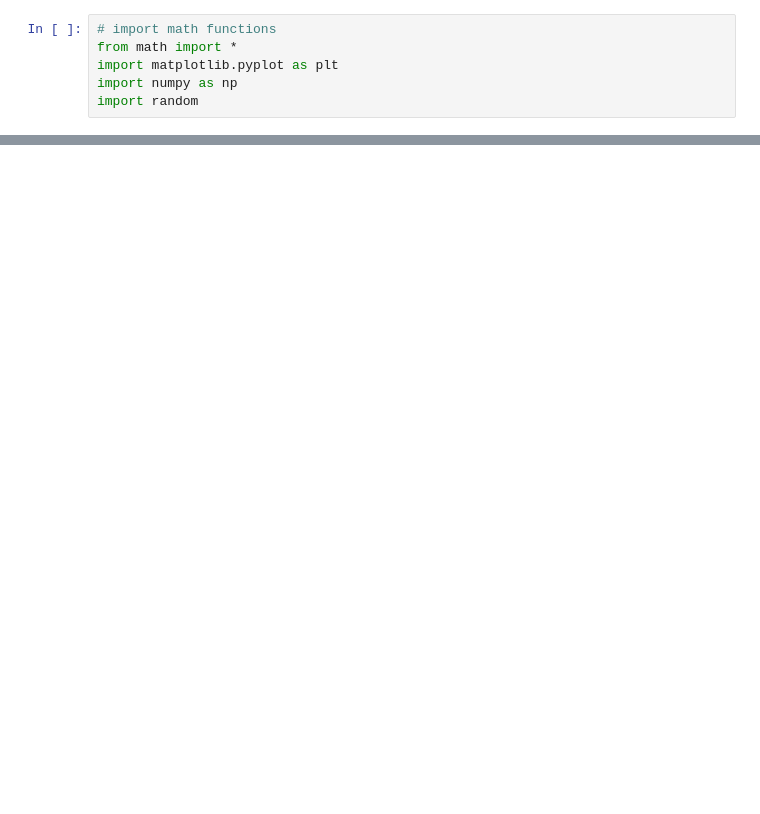
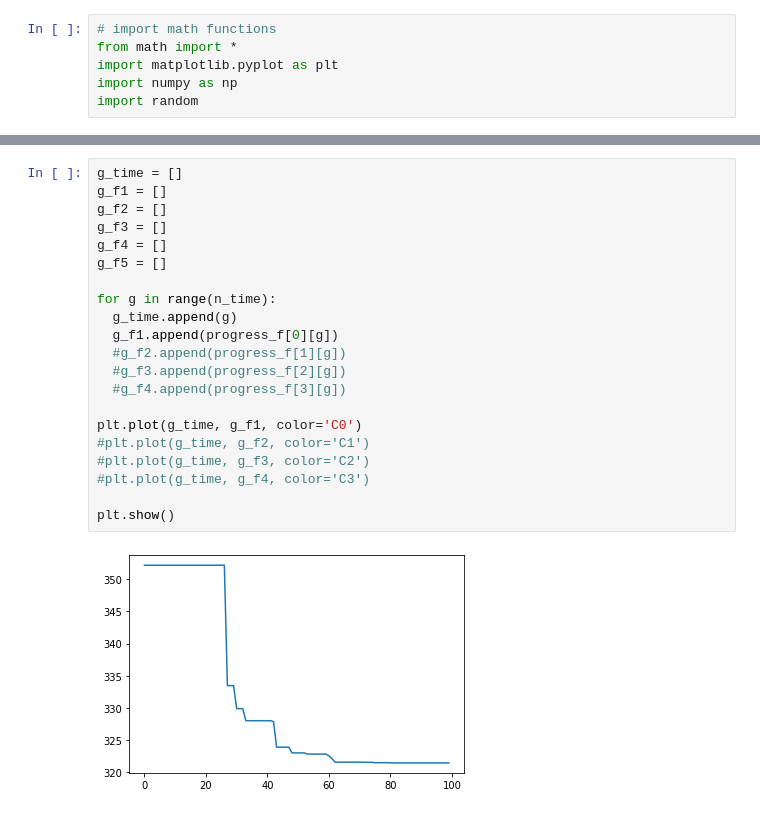
Before and after one commit to DonRoboto/KalmanFilter_v1, a Jupyter notebook: KalmanFilter_2D_v2.ipynb, the cells around one changed output, grey strips where cells are left out. Saved outputs shown, nothing was run; the diff lists cells and outputs as text; blank space fills up the shorter version.

```diff
--- a/KalmanFilter_2D_v2.ipynb
+++ b/KalmanFilter_2D_v2.ipynb
@@ -185,0 +219,23 @@ ax.set_zlabel('z');
+# %%
+g_time = []
+g_f1 = []
+g_f2 = []
+g_f3 = []
+g_f4 = []
+g_f5 = []
+
+for g in range(n_time):
+  g_time.append(g)
+  g_f1.append(progress_f[0][g])
+  #g_f2.append(progress_f[1][g])
+  #g_f3.append(progress_f[2][g])
+  #g_f4.append(progress_f[3][g])
+
+plt.plot(g_time, g_f1, color='C0')
+#plt.plot(g_time, g_f2, color='C1')
+#plt.plot(g_time, g_f3, color='C2')
+#plt.plot(g_time, g_f4, color='C3')
+
+plt.show()
+# %% [output]
+[figure, added]
```
Also changed, not shown: parts of 8 cells of this notebook.
